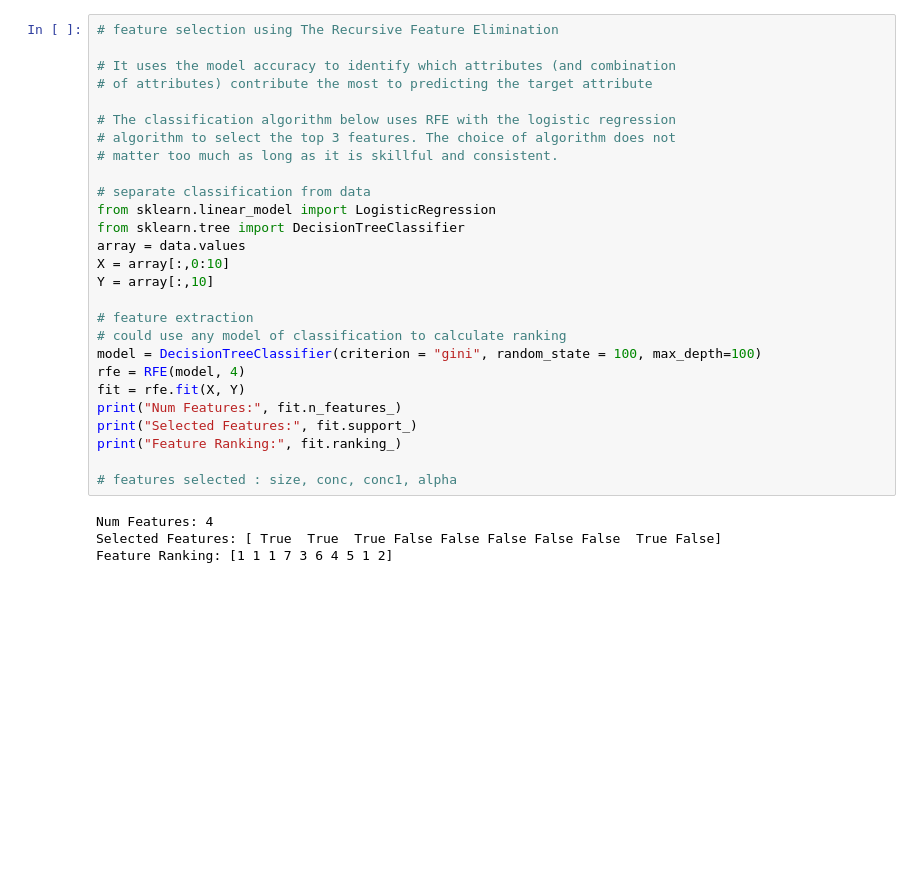
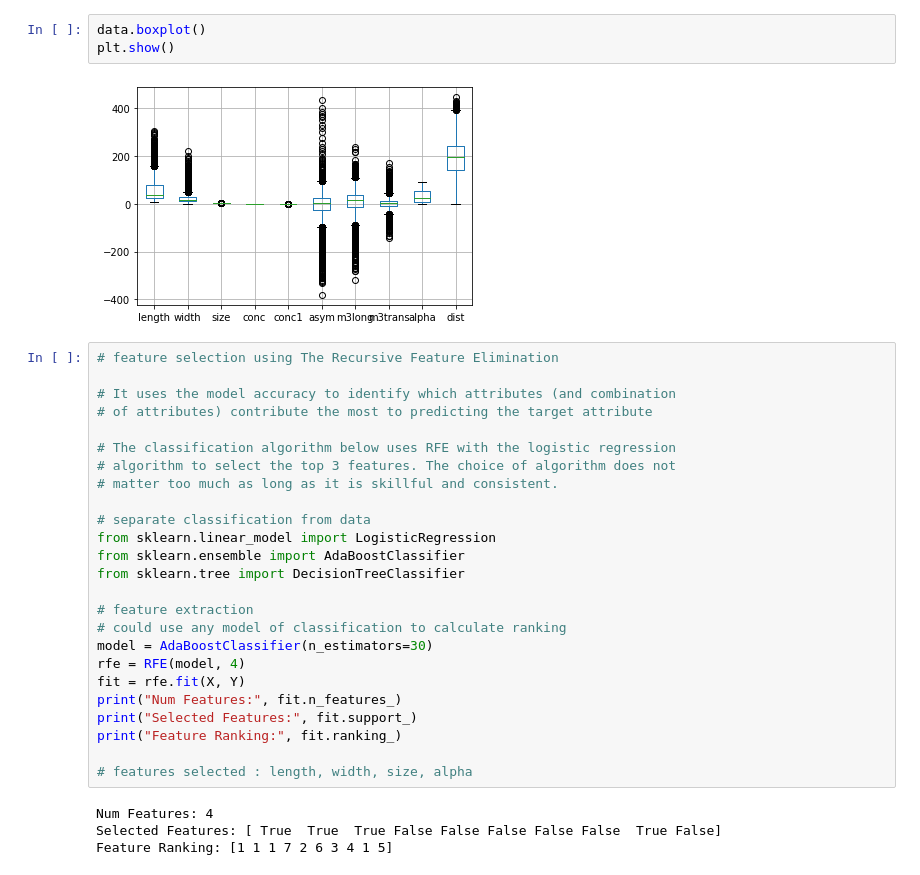
Before and after one commit to GeorgeAmgad/MAGIC-Gamma-Telescope-data-set-classification, a Jupyter notebook: main_jupyter.ipynb, the cells around one changed output. Cells and saved outputs as stored; diff of their text form; blank space fills up the shorter version.

```diff
--- a/main_jupyter.ipynb
+++ b/main_jupyter.ipynb
@@ -32,3 +63,8 @@ data.head()
+# %%
+data.boxplot()
+plt.show()
+# %% [output]
+[figure, added]
 # %%
 # feature selection using The Recursive Feature Elimination
 
@@ -41,25 +77,23 @@ data.head()
 
 # separate classification from data
 from sklearn.linear_model import LogisticRegression
+from sklearn.ensemble import AdaBoostClassifier
 from sklearn.tree import DecisionTreeClassifier
-array = data.values
-X = array[:,0:10]
-Y = array[:,10]
 
 # feature extraction
 # could use any model of classification to calculate ranking
-model = DecisionTreeClassifier(criterion = "gini", random_state = 100, max_depth=100)
+model = AdaBoostClassifier(n_estimators=30)
 rfe = RFE(model, 4)
 fit = rfe.fit(X, Y)
 print("Num Features:", fit.n_features_)
 print("Selected Features:", fit.support_)
 print("Feature Ranking:", fit.ranking_)
 
-# features selected : size, conc, conc1, alpha
+# features selected : length, width, size, alpha
 # %% [output]
 Num Features: 4
 Selected Features: [ True  True  True False False False False False  True False]
-Feature Ranking: [1 1 1 7 3 6 4 5 1 2]
+Feature Ranking: [1 1 1 7 2 6 3 4 1 5]
 # %%
 # feature selection using feature importance
 
```
Also changed, not shown: parts of 14 cells of this notebook.
